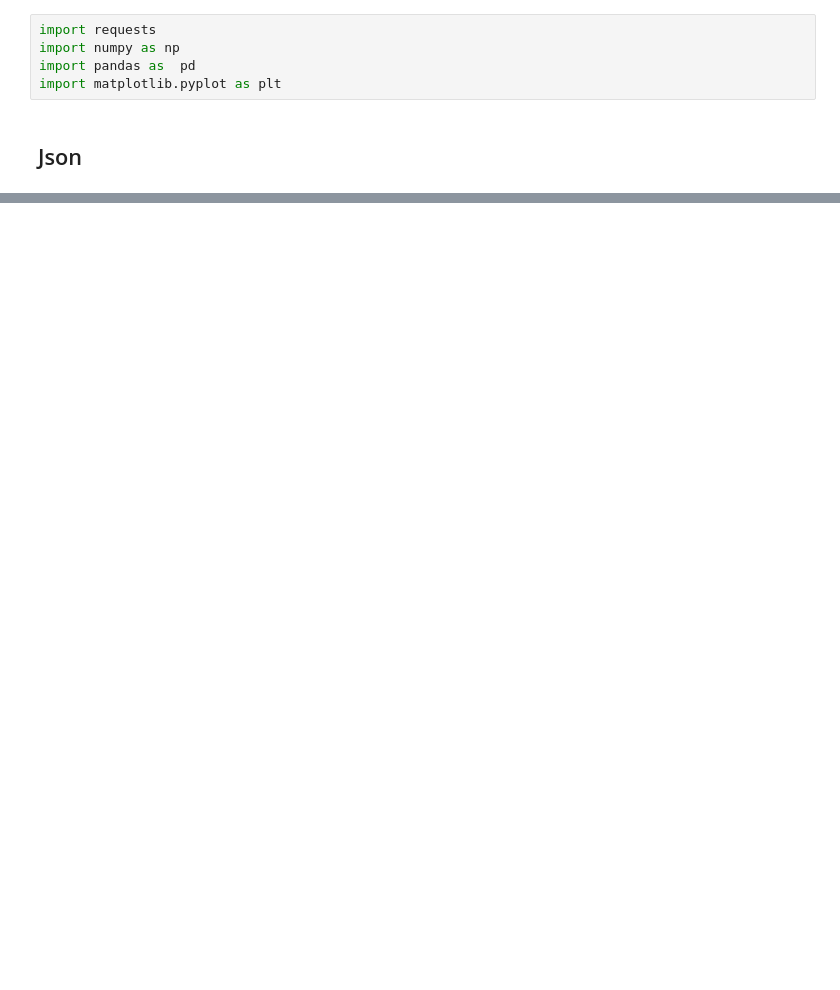
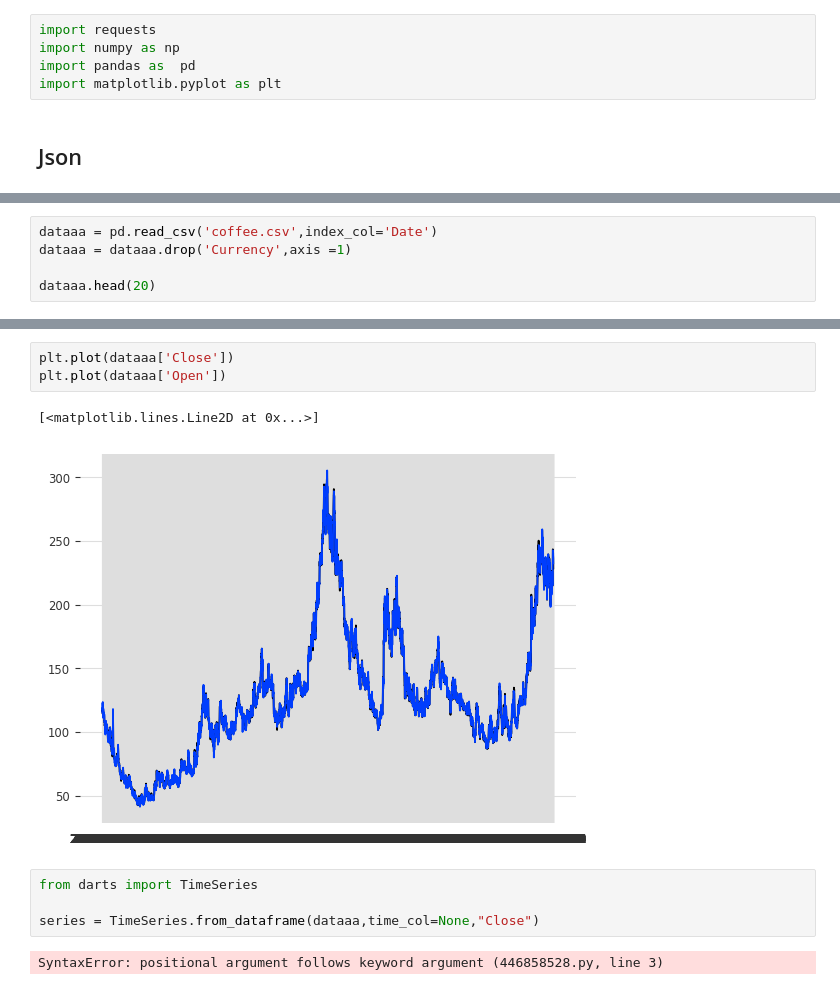
Before and after one commit to kevinalexis1/Chaos-Coders, a Jupyter notebook: test.ipynb, the cells around one changed output, grey strips where cells are left out. Drawn from its saved outputs; the diff is of its cells as text; blank space fills up the shorter version.

```diff
--- a/test.ipynb
+++ b/test.ipynb
@@ -18,0 +61,5 @@ print(data)
+# %%
+dataaa = pd.read_csv('coffee.csv',index_col='Date')
+dataaa = dataaa.drop('Currency',axis =1)
+
+dataaa.head(20)
@@ -18,0 +85,12 @@ print(data)
+# %%
+plt.plot(dataaa['Close'])
+plt.plot(dataaa['Open'])
+# %% [output]
+[<matplotlib.lines.Line2D at 0x...>]
+[figure, added]
+# %%
+from darts import TimeSeries
+
+series = TimeSeries.from_dataframe(dataaa,time_col=None,"Close")
+# %% [output]
+SyntaxError: positional argument follows keyword argument (446858528.py, line 3)
```
Also changed, not shown: parts of 18 cells of this notebook, 1 other file.
